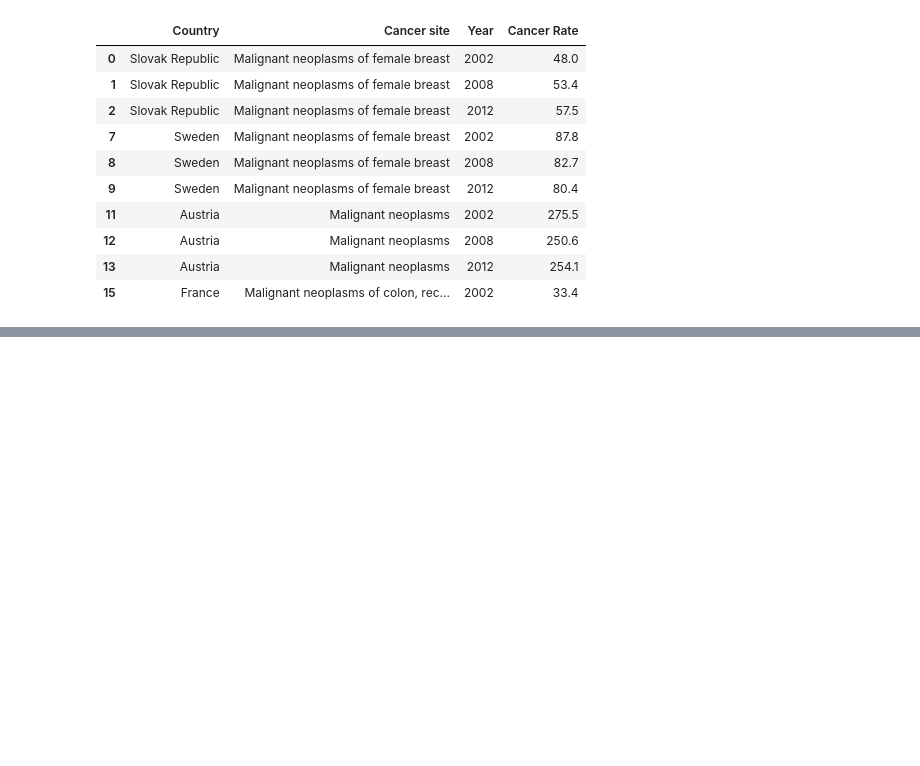
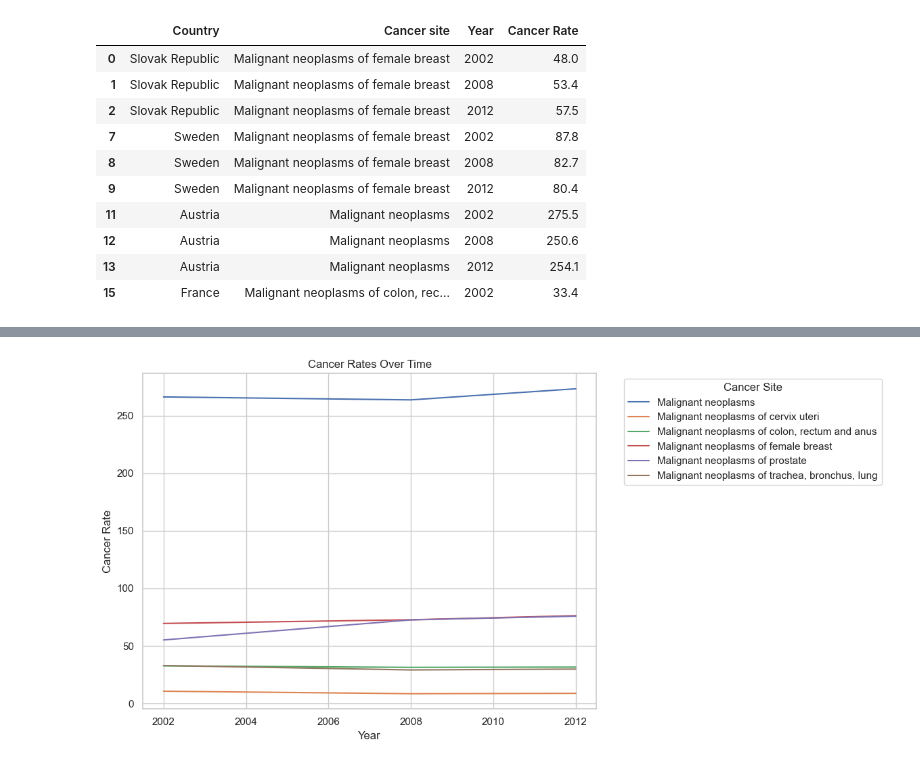
Before and after one commit to LevLow/CapstoneProject, a Jupyter notebook: capstone.ipynb, the cells around one changed output, grey strips where cells are left out. Drawn from its saved outputs; the diff is of its cells as text; code cells hidden in the pictures; blank space fills up the shorter version.

```diff
--- a/capstone.ipynb
+++ b/capstone.ipynb
@@ -350,2 +353,21 @@ sns.pairplot(pivot_df)
+# %%
+# Aggregate duplicate entries by calculating the mean cancer rate
+aggregated_df = OECD_final.groupby(['Year', 'Cancer site'])['Cancer Rate'].mean().reset_index()
+
+# Pivot the aggregated DataFrame
+pivot_df = aggregated_df.pivot(index='Year', columns='Cancer site', values='Cancer Rate')
+
+# Plot the line graph
+plt.figure(figsize=(12, 6))
+for column in pivot_df.columns:
+    sns.lineplot(data=pivot_df[column], label=column, dashes=False)
+plt.title('Cancer Rates Over Time')
+plt.xlabel('Year')
+plt.ylabel('Cancer Rate')
+plt.legend(title='Cancer Site', bbox_to_anchor=(1.05, 1), loc='upper left')
+plt.tight_layout()
+plt.show()
+# %% [output]
+[figure, added]
 # %%
 #OECD_final.to_csv('OECD_Final.csv', index=False)
```
Also changed, not shown: parts of 7 cells of this notebook.
